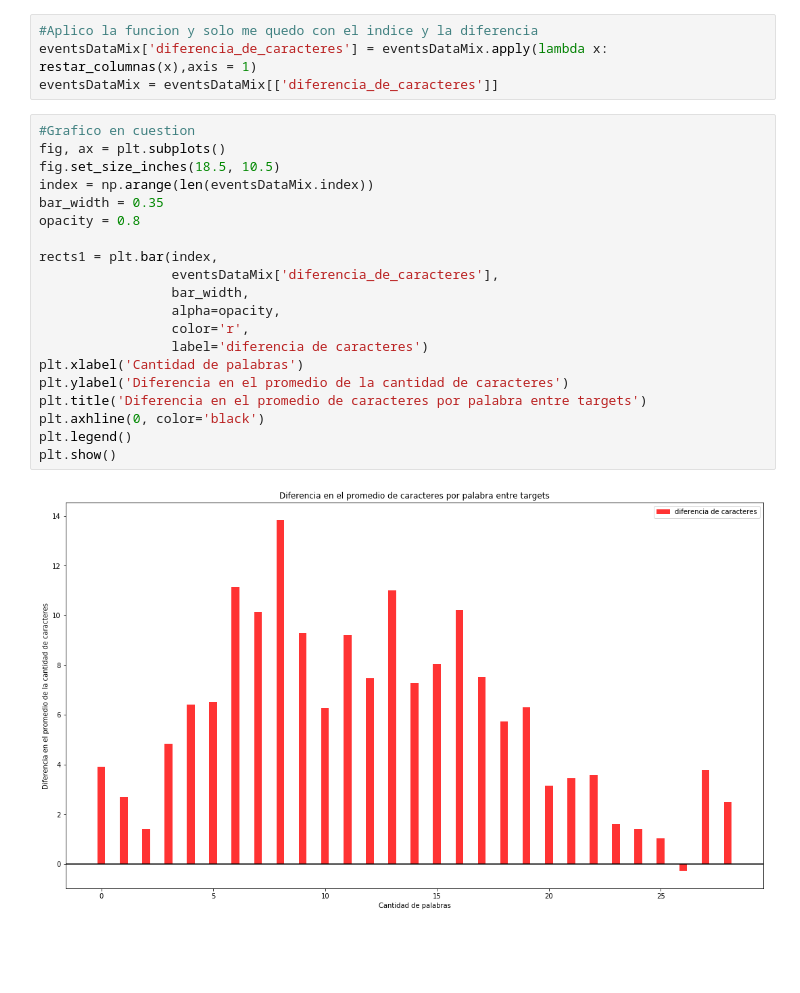
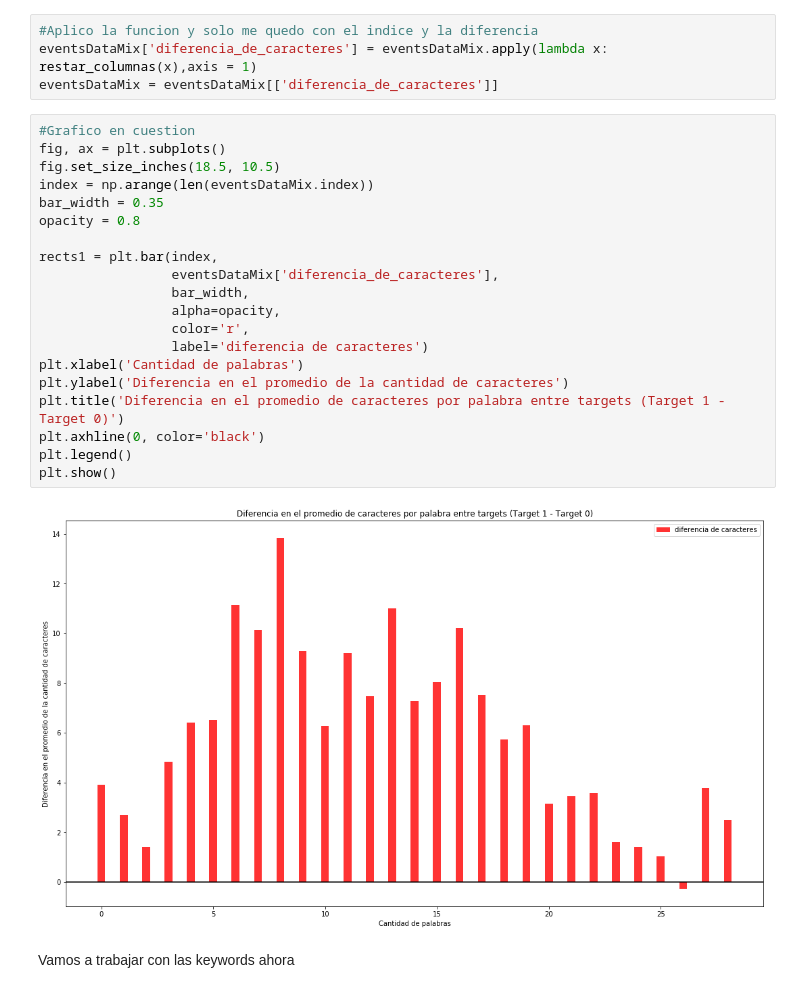
Before and after one commit to yuquimura/Trabajo-Practico-1, a Jupyter notebook: notebooks/Analisis Exploratorio Brian.ipynb, the cells around one changed output. Cells and saved outputs as stored; diff of their text form; blank space fills up the shorter version.

```diff
--- a/notebooks/Analisis Exploratorio Brian.ipynb
+++ b/notebooks/Analisis Exploratorio Brian.ipynb
@@ -195,22 +195,24 @@ eventsDataMix = eventsDataMix[['diferencia_de_caracteres']]
 # %%
 #Grafico en cuestion
 fig, ax = plt.subplots()
 fig.set_size_inches(18.5, 10.5)
 index = np.arange(len(eventsDataMix.index))
 bar_width = 0.35
 opacity = 0.8
 
 rects1 = plt.bar(index,
                  eventsDataMix['diferencia_de_caracteres'],
                  bar_width,
                  alpha=opacity,
                  color='r',
                  label='diferencia de caracteres')
 plt.xlabel('Cantidad de palabras')
 plt.ylabel('Diferencia en el promedio de la cantidad de caracteres')
-plt.title('Diferencia en el promedio de caracteres por palabra entre targets')
+plt.title('Diferencia en el promedio de caracteres por palabra entre targets (Target 1 - Target 0)')
 plt.axhline(0, color='black')
 plt.legend()
 plt.show()
 # %% [output]
-[figure, old version]
+[figure, new version]
+# %% [markdown]
+Vamos a trabajar con las keywords ahora
```
Also changed, not shown: parts of 7 cells of this notebook.
